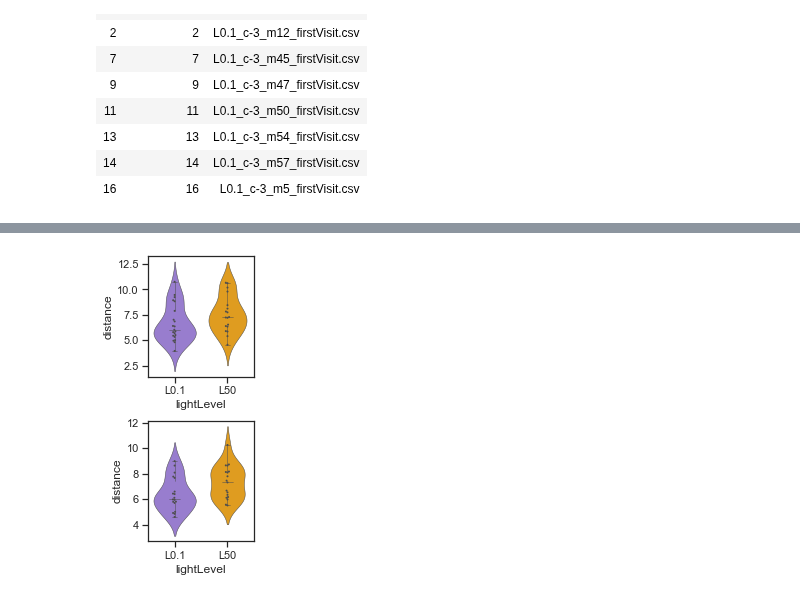
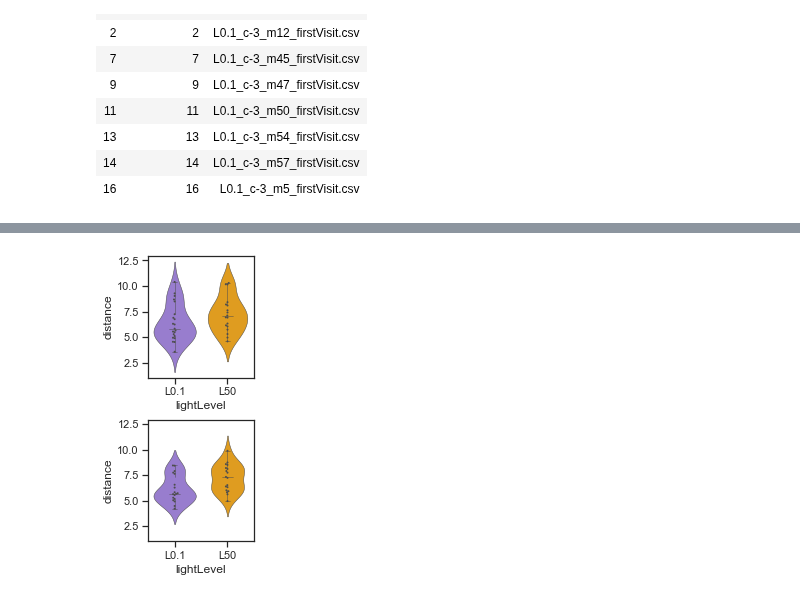
Before and after one commit to itsMahad/ManducaMultiSenseFeeding, a Jupyter notebook: M_Step2_Kinematics_Analysis-TDcopy.ipynb, the cells around one changed output, grey strips where cells are left out. Drawn from its saved outputs; the diff is of its cells as text; code cells hidden in the pictures.

Commit message:
redid Kinematics with smooth trajectories

```diff
--- a/M_Step2_Kinematics_Analysis-TDcopy.ipynb
+++ b/M_Step2_Kinematics_Analysis-TDcopy.ipynb
@@ -206,21 +145,21 @@ def plotHist(heatmap, cmap, ax):
                  ,  extent = [0, 648, 488, 0]
                  , origin = 'upper'
                  , cmap = cmap
-                 , vmin = 0.1)
+                 , vmin = 0.05)
     ax.axis('off')
     # ax[ii].set_title(v + '_' + l)
 #     clr = plt.colorbar(im)
 # %%
-new_df = slicePandas(sub_df, 'L0.1', 'first')
+new_df = slicePandas(df_use, 'L0.1', 'first')
 low_first = addAllHist(new_df)
 
-new_df = slicePandas(sub_df, 'L0.1', 'last')
+new_df = slicePandas(df_use, 'L0.1', 'last')
 low_last = addAllHist(new_df)
 
-new_df = slicePandas(sub_df, 'L50', 'first')
+new_df = slicePandas(df_use, 'L50', 'first')
 high_first = addAllHist(new_df)
 
-new_df = slicePandas(sub_df, 'L50', 'last')
+new_df = slicePandas(df_use, 'L50', 'last')
 high_last = addAllHist(new_df)
 
 allhist = [low_first, low_last, high_first, high_last]
@@ -278,10 +217,10 @@ for i, c in enumerate(colorScheme):
 # plot individual moth histrogram and see why is first visit looking like a big glob!
 
 for moth, sub in df.groupby('name'):
-    for v, specific in sub.groupby('visitNum'):
+    for v, specific in sub.groupby('visit'):
         f, ax = plt.subplots()
-        x = specific.loc[specific.x.notna(), 'x']
-        y = specific.loc[specific.y.notna(), 'y']
+        x = specific.loc[specific.x_smoothened.notna(), 'x_smoothened']
+        y = specific.loc[specific.y_smoothened.notna(), 'y_smoothened']
 
         heatmap, xedges, yedges = np.histogram2d(x, y, bins = 50)
         heatmap = heatmap/heatmap.max()
@@ -304,7 +243,7 @@ for moth, sub in df.groupby('name'):
     #     cb1 = mpl.colorbar.ColorbarBase(ax, cmap=cmap,
     #                                 orientation='vertical')
 
-        plt.savefig('./dataFolders/Output/KinematicAnalysis_v5/Figures/IndividualMoths/' + moth + '_' + v + '_heatmap.pdf')
+        plt.savefig('./dataFolders/Output/KinematicAnalysis_v5/Figures/IndividualMoths/Smoothened/' + moth + '_' + v + '_heatmap.pdf')
         plt.close(f)
 # %%
 listProbs[listProbs.name.str.contains('first') & listProbs.name.str.contains('L0.1')]
@@ -325,10 +264,10 @@ listProbs[listProbs.name.str.contains('first') & listProbs.name.str.contains('L0
 
 Dist_df = pd.DataFrame(data = None, columns = ['mothID', 'visit', 'lightLevel', 'distance'])
 i = 0
-for v, sub in sub_df.groupby('visitNum'):
+for v, sub in df_use.groupby('visit'):
     for tt, specific in sub.groupby('lightLevel'):
         for moth, final in specific.groupby('mothID'):
-            mean_dist = final.distance.median()
+            mean_dist = final.distanceincms.median()
             Dist_df.loc[i,'distance'] = mean_dist
             Dist_df.loc[i, 'mothID'] = moth
             Dist_df.loc[i, 'lightLevel'] = tt
@@ -355,39 +295,38 @@ w = 7/3
 # w = 8
 h = w * 2
 # %%
-import seaborn as sns
-f, ax = plt.subplots(2,1, figsize = (w,h))
+f, ax = plt.subplots(2,1, figsize = (w,h), sharey = True)
 
 i=0
 for v, sub in Dist_df.groupby('visit'):
     sns.violinplot(x='lightLevel', y='distance', data = sub,
                    inner = None,
                    palette=['mediumpurple','orange'],
                    linewidth = 0.5,
                    ax=ax[i])
     sns.boxplot(x='lightLevel', y='distance', data = sub,
                 width = 0.2,
                 linewidth = 0.5,
                 fliersize = 0,
                 ax=ax[i])
     sns.swarmplot(x='lightLevel', y='distance', data = sub,
                 size=2,
                   color="0.3",
                   linewidth=0,
                   ax=ax[i])
 
 #     plt.ylim(-1.5,15)
 #     ax.xaxis.grid(False)
 #     plt.yticks(size = 8)
 #     plt.xticks([0,1], size = 8)
 #     plt.xlabel('Light Level', size = 8)
 #     plt.ylabel('Distance From Nectary (cm)', size = 8)
 #     sns.despine(trim=True, left=True)
     i+=1
 plt.tight_layout()
-plt.savefig('./dataFolders/Output/KinematicAnalysis_v5/Figures/distance.pdf')
+plt.savefig('./dataFolders/Output/KinematicAnalysis_v5/Figures/distance_smoothened.pdf')
 # %% [output]
-[figure, old version]
+[figure, new version]
 # %%
 low_first = Dist_df[(Dist_df.lightLevel == 'L0.1') & (Dist_df.visit == 'first')].distance.values
 high_first = Dist_df[(Dist_df.lightLevel == 'L50') & (Dist_df.visit == 'first')].distance.values
```
Also changed, not shown: parts of 43 cells of this notebook, 1 other file.
